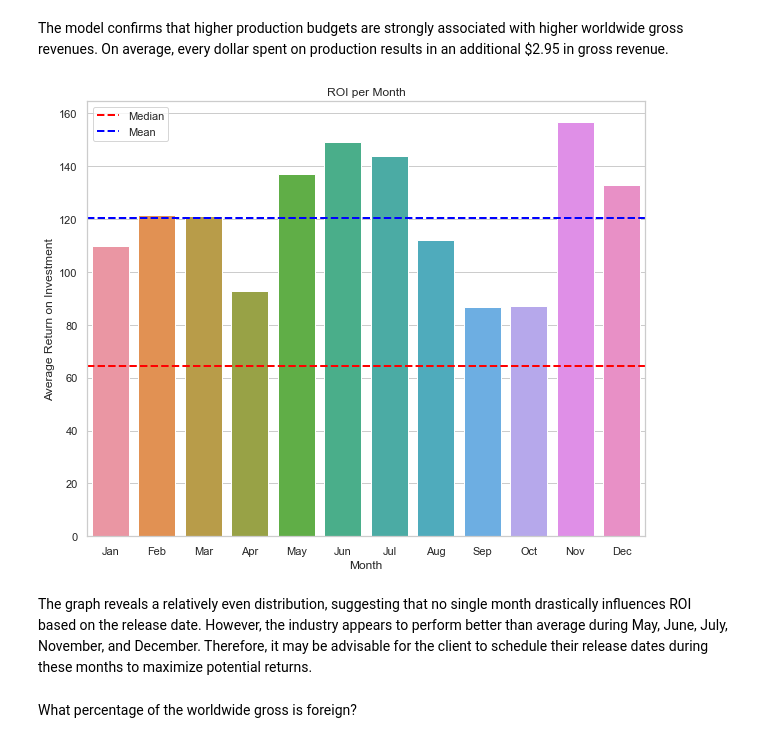
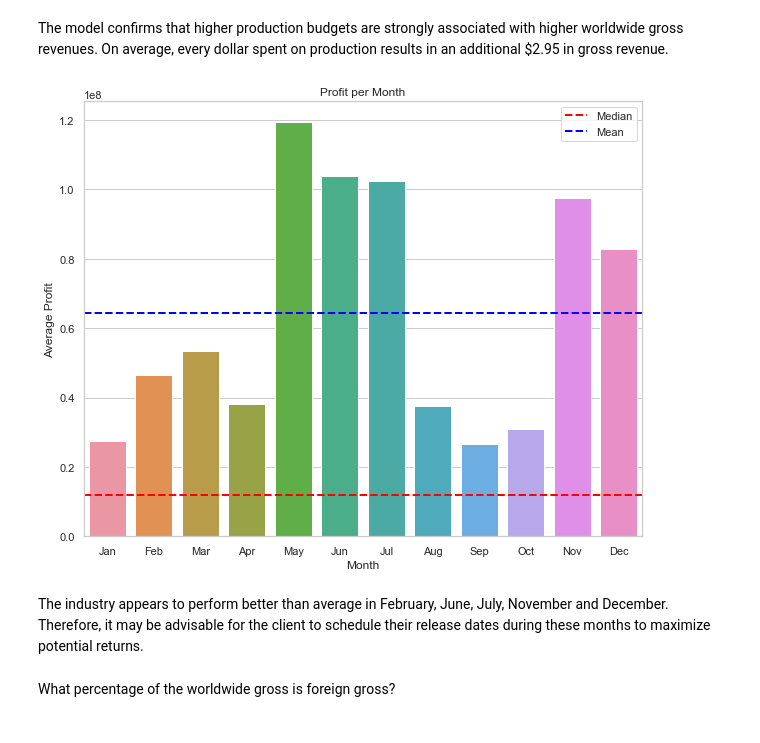
Before and after one commit to Kurgat-Bee/Phase2project, a Jupyter notebook: tnbugets.ipynb, the cells around one changed output. Drawn from its saved outputs; the diff is of its cells as text; code cells hidden in the pictures.

```diff
--- a/tnbugets.ipynb
+++ b/tnbugets.ipynb
@@ -114,4 +117,0 @@ df
-# %%
-#calculating the return of investment for each movie
-df['r_o_i'] = (((df['profit'])/df['production_budget'])*100).astype(int)
-df
@@ -132,8 +118,8 @@ df
 # %%
-#checking for outliers based on the r_o_i
+#checking for outliers based on the profit
 
-Q1 = df['r_o_i'].quantile(0.25)
-Q3 = df['r_o_i'].quantile(0.75)
+Q1 = df['profit'].quantile(0.25)
+Q3 = df['profit'].quantile(0.75)
 IQR = Q3 - Q1
 
 #outlier range
@@ -141,6 +127,6 @@ lower_bound = Q1 - 1.5 * IQR
 upper_bound = Q3 + 1.5 * IQR
 
 #outliers
-outliers = df[(df['r_o_i'] < lower_bound) | (df['r_o_i'] > upper_bound)]
+outliers = df[(df['profit'] < lower_bound) | (df['profit'] > upper_bound)]
 outliers
 # %% [output]
@@ -160,5 +146,5 @@ outliers
 # %%
 # dropping outliers because they represent one off situations where a movie did really well or very poorly
-df = df[(df['r_o_i'] >= lower_bound) & (df['r_o_i'] <= upper_bound)]
-df
+df_profit = df[(df['profit'] >= lower_bound) & (df['profit'] <= upper_bound)]
+df_profit
 # %% [output]
@@ -205,5 +178,5 @@ From the above distribution, it is clear that the return on investment is skewed
 # %%
 #using median to check for central tendency rather than mean due to the skew;
-median_value = np.median(df['r_o_i'])
+median_value = np.median(df_profit['profit'])
 median_value
 # %% [output]
@@ -370,30 +332,31 @@ Interpretation of the simple regression:
 # %% [markdown]
 The model confirms that higher production budgets are strongly associated with higher worldwide gross revenues. On average, every dollar spent on production results in an additional $2.95 in gross revenue.
 # %%
-roi_per_month = df.groupby('month')['r_o_i'].mean().reset_index()
+profit_per_month = df.groupby('month')['profit'].mean().reset_index()
 
 plt.figure(figsize=(10, 8))
 
 # Bar plot
-sns.barplot(x=roi_per_month['month'], y=roi_per_month['r_o_i'])
+sns.barplot(x=profit_per_month['month'], y=profit_per_month['profit'])
 
 # Labels and Title
 plt.xlabel("Month")
-plt.ylabel("Average Return on Investment")
-plt.title("ROI per Month")
+plt.ylabel("Average Profit")
+plt.title("Profit per Month")
 plt.xticks(ticks=range(0, 12), labels=['Jan', 'Feb', 'Mar', 'Apr', 'May', 'Jun', 'Jul', 'Aug', 'Sep', 'Oct', 'Nov', 'Dec'])
 
 #adding the line of central tendency
+mean_value = np.mean(df['profit'])
 plt.axhline(median_value, color='red', linestyle='dashed', linewidth=2, label = 'Median')
 plt.axhline(mean_value, color='blue', linestyle='dashed', linewidth=2, label = 'Mean')
 plt.legend()
 
 # Show the plot
 plt.show()
 # %% [output]
-[figure, old version]
+[figure, new version]
 # %% [markdown]
 
-The graph reveals a relatively even distribution, suggesting that no single month drastically influences ROI based on the release date. However, the industry appears to perform better than average during May, June, July, November, and December. Therefore, it may be advisable for the client to schedule their release dates during these months to maximize potential returns.
+The industry appears to perform better than average in February, June, July, November and December. Therefore, it may be advisable for the client to schedule their release dates during these months to maximize potential returns.
 # %% [markdown]
-What percentage of the worldwide gross is foreign?
+What percentage of the worldwide gross is foreign gross?
```
Also changed, not shown: parts of 27 cells of this notebook.
